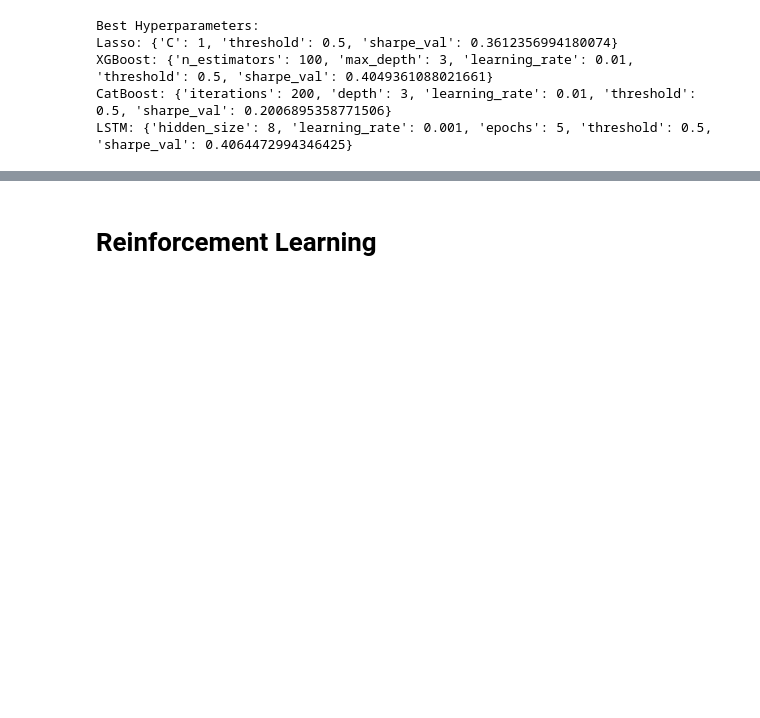
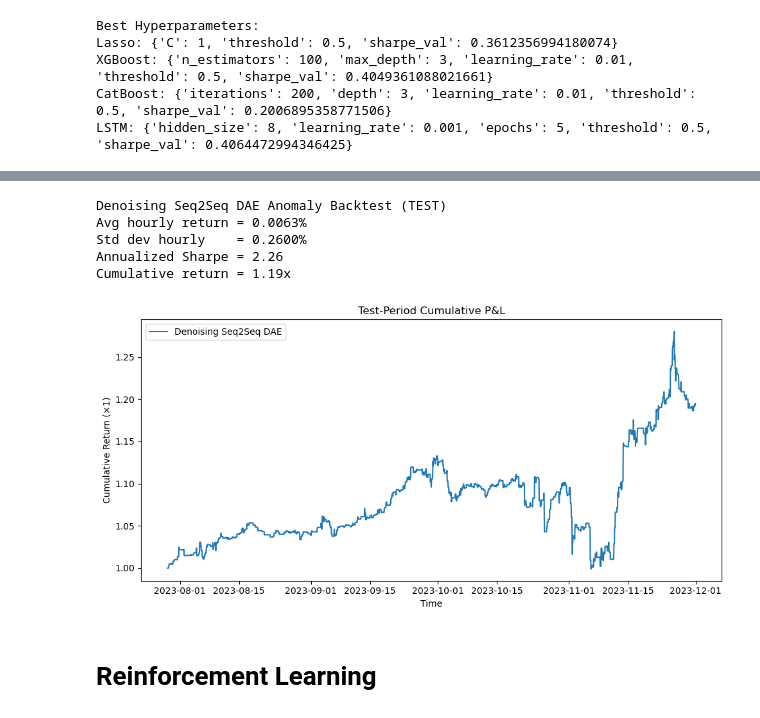
Before and after one commit to spurs7216/Quant_Research, a Jupyter notebook: ML_strategy.ipynb, the cells around one changed output, grey strips where cells are left out. Drawn from its saved outputs; the diff is of its cells as text; code cells hidden in the pictures; blank space fills up the shorter version.

```diff
--- a/ML_strategy.ipynb
+++ b/ML_strategy.ipynb
@@ -910,3 +601,64 @@ plt.show()
+# %%
+
+# Load best model
+model.load_state_dict(torch.load('best_dae.pth'))
+model.eval()
+
+# 9) TEST‐PERIOD RECONSTRUCTION & ERROR EXTRACTION
+with torch.no_grad():
+    Xt = torch.tensor(X_test, dtype=torch.float32).to(device)
+    rec = model(Xt).cpu().numpy()
+
+# Compute errors on return features at last time step
+E_test = []
+for i in range(len(X_test)):
+    orig = X_test[i, -1] * sigma + mu
+    recon= rec[i, -1] * sigma + mu
+    # extract return column indices
+    ret_orig = orig[0::4]
+    ret_recon= recon[0::4]
+    E_test.append(ret_orig - ret_recon)
+E_test = np.stack(E_test)  # shape (N_test,10)
+
+# 10) DYNAMIC CROSS‐SECTIONAL THRESHOLD & BACKTEST
+times_test = seq_times[val_end:]
+pnl = []
+for i, t in enumerate(times_test):
+    errs = E_test[i]
+    th = np.quantile(np.abs(errs), 0.85)  # hour‐specific threshold
+    i_max = np.argmax(errs)
+    i_min = np.argmin(errs)
+    if errs[i_max] > th and errs[i_min] < -th:
+        w = np.zeros(10)
+        w[i_min], w[i_max] = +0.5, -0.5
+        pnl.append(w.dot(pnl_test[i]))
+    else:
+        pnl.append(0.0)
+
+bt = pd.Series(pnl, index=times_test).dropna()
+avg_ret = bt.mean()
+std_ret = bt.std(ddof=0)
+sharpe = avg_ret / std_ret * np.sqrt(8760)
+cum_ret = (1 + bt).cumprod().iloc[-1]
+
+print(f"\nDenoising Seq2Seq DAE Anomaly Backtest (TEST)")
+print(f"Avg hourly return = {avg_ret:.4%}")
+print(f"Std dev hourly    = {std_ret:.4%}")
+print(f"Annualized Sharpe = {sharpe:.2f}")
+print(f"Cumulative return = {cum_ret:.2f}x")
+
+plt.figure(figsize=(10,5))
+plt.plot(bt.index, (1 + bt).cumprod(), label='Denoising Seq2Seq DAE')
+plt.xlabel('Time'); plt.ylabel('Cumulative Return (×1)')
+plt.title('Test‐Period Cumulative P&L')
+plt.legend(); plt.tight_layout(); plt.show()
+# %% [output]
+Denoising Seq2Seq DAE Anomaly Backtest (TEST)
+Avg hourly return = 0.0063%
+Std dev hourly    = 0.2600%
+Annualized Sharpe = 2.26
+Cumulative return = 1.19x
+[figure, added]
 # %% [markdown]
 # Reinforcement Learning
 # %%
```
Also changed, not shown: parts of 22 cells of this notebook, 1 other file.
